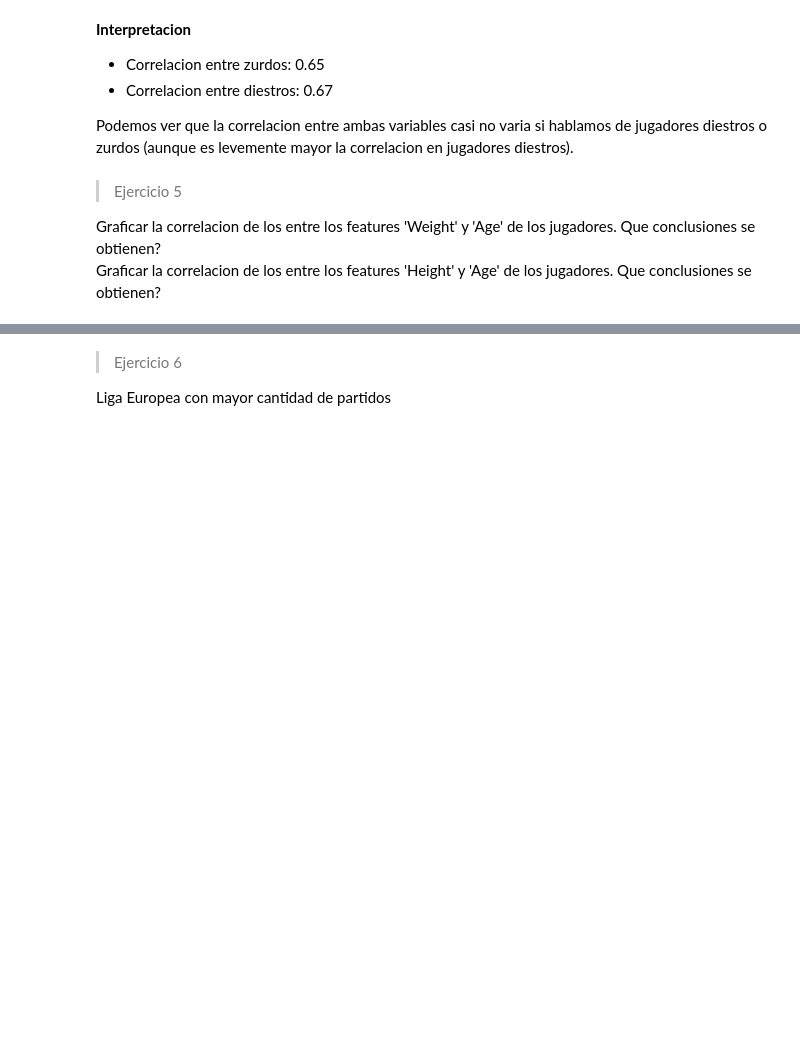
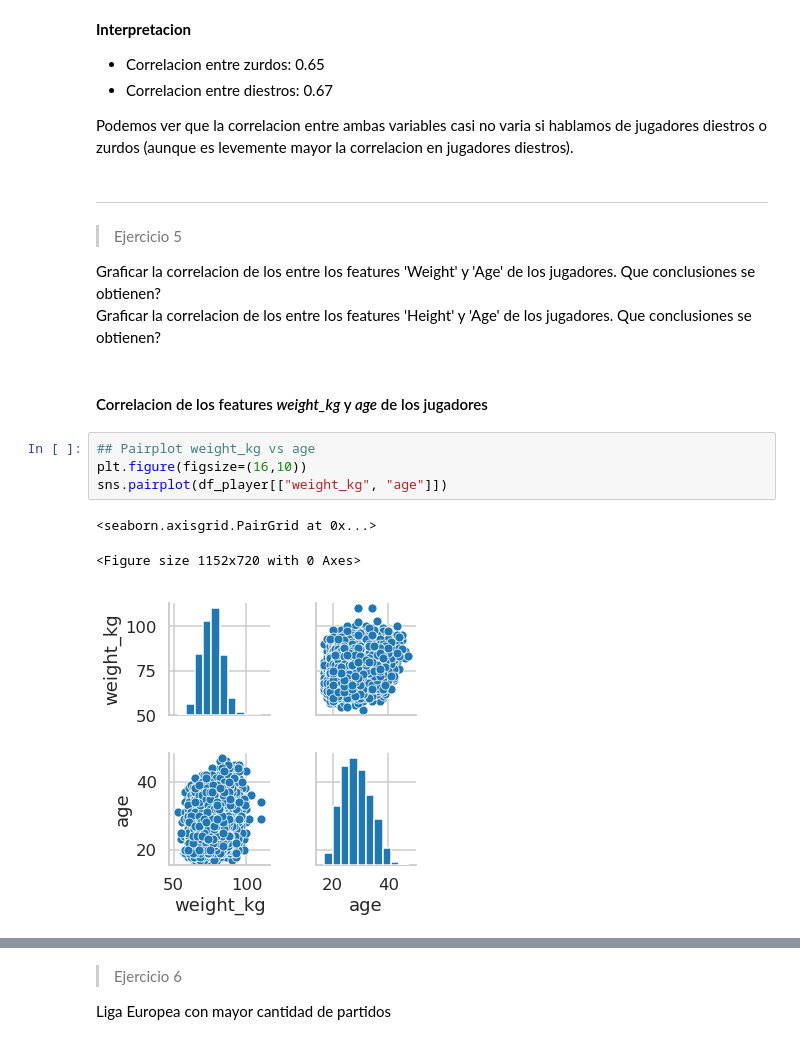
Before and after one commit to diplodatos2019/Mentoria_Analisis_Visualizacion_Datos, a Jupyter notebook: Practico_AyV_resolucion.ipynb, the cells around one changed output, grey strips where cells are left out. Drawn from its saved outputs; the diff is of its cells as text; blank space fills up the shorter version.

```diff
--- a/Practico_AyV_resolucion.ipynb
+++ b/Practico_AyV_resolucion.ipynb
@@ -487,7 +509,18 @@ sns.heatmap(df_player[df_player.preferred_foot=="right"][["shot_power", "long_sh
 
 Podemos ver que la correlacion entre ambas variables casi no varia si hablamos de jugadores diestros o zurdos (aunque es levemente mayor la correlacion en jugadores diestros).
 # %% [markdown]
+________________________________
 > Ejercicio 5
 
 Graficar la correlacion de los entre los features 'Weight' y 'Age' de los jugadores. Que conclusiones se obtienen?
 Graficar la correlacion de los entre los features 'Height' y 'Age' de los jugadores. Que conclusiones se obtienen?
+# %% [markdown]
+#### Correlacion de los features *weight_kg* y *age* de los jugadores
+# %%
+## Pairplot weight_kg vs age
+plt.figure(figsize=(16,10))
+sns.pairplot(df_player[["weight_kg", "age"]])
+# %% [output]
+<seaborn.axisgrid.PairGrid at 0x...>
+<Figure size 1152x720 with 0 Axes>
+[figure, added]
```
Also changed, not shown: parts of 9 cells of this notebook.
